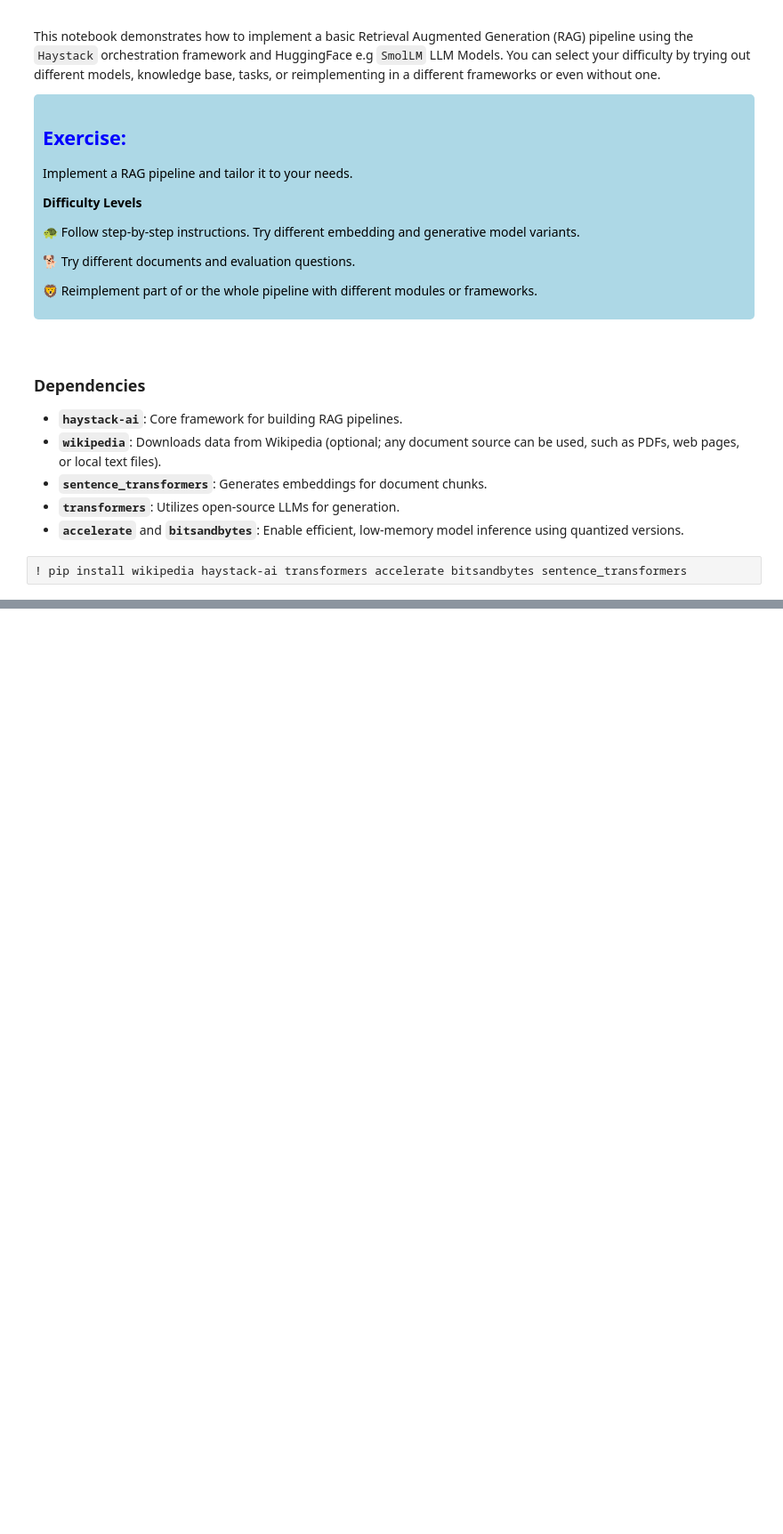
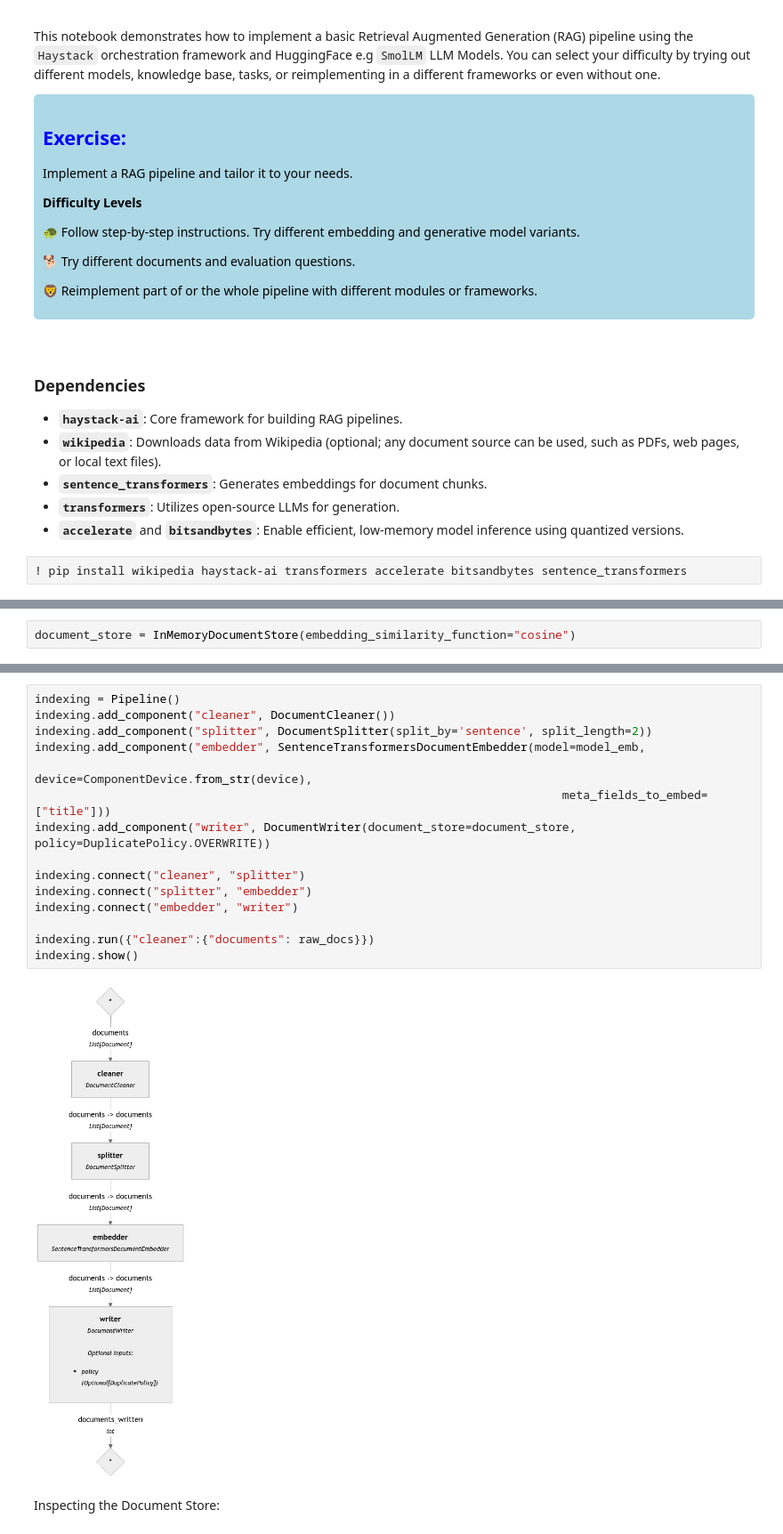
Before and after one commit to huggingface/smol-course, a Jupyter notebook: 8_rag/notebooks/naive_rag_haystack_example.ipynb, the cells around one changed output, grey strips where cells are left out. Shown: that part at 89% size. Cells and saved outputs as stored; diff of their text form; blank space fills up the shorter version.

```diff
--- a/8_rag/notebooks/naive_rag_haystack_example.ipynb
+++ b/8_rag/notebooks/naive_rag_haystack_example.ipynb
@@ -56,0 +105,2 @@ These pages are converted into Haystack Documents
+# %%
+document_store = InMemoryDocumentStore(embedding_similarity_function="cosine")
@@ -56,0 +116,19 @@ These pages are converted into Haystack Documents
+# %%
+indexing = Pipeline()
+indexing.add_component("cleaner", DocumentCleaner())
+indexing.add_component("splitter", DocumentSplitter(split_by='sentence', split_length=2))
+indexing.add_component("embedder", SentenceTransformersDocumentEmbedder(model=model_emb,
+                                                                            device=ComponentDevice.from_str(device),
+                                                                            meta_fields_to_embed=["title"]))
+indexing.add_component("writer", DocumentWriter(document_store=document_store, policy=DuplicatePolicy.OVERWRITE))
+
+indexing.connect("cleaner", "splitter")
+indexing.connect("splitter", "embedder")
+indexing.connect("embedder", "writer")
+
+indexing.run({"cleaner":{"documents": raw_docs}})
+indexing.show()
+# %% [output]
+[figure, added]
+# %% [markdown]
+Inspecting the Document Store:
```
Also changed, not shown: parts of 9 cells of this notebook.
